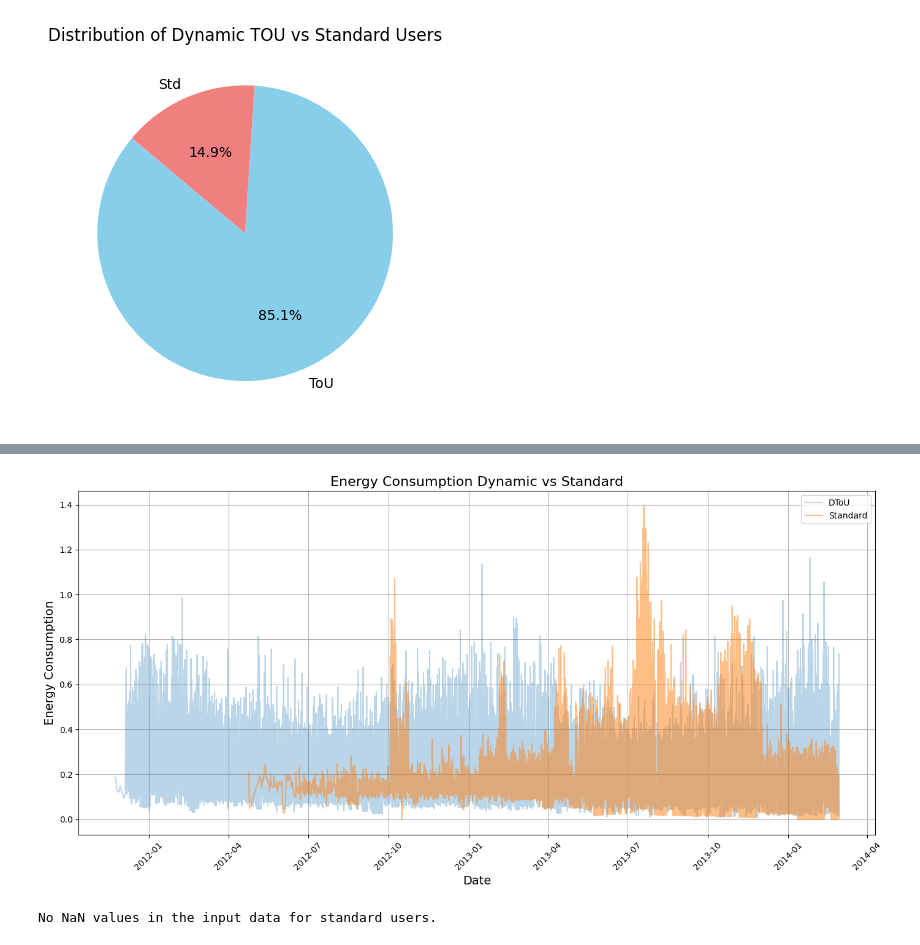
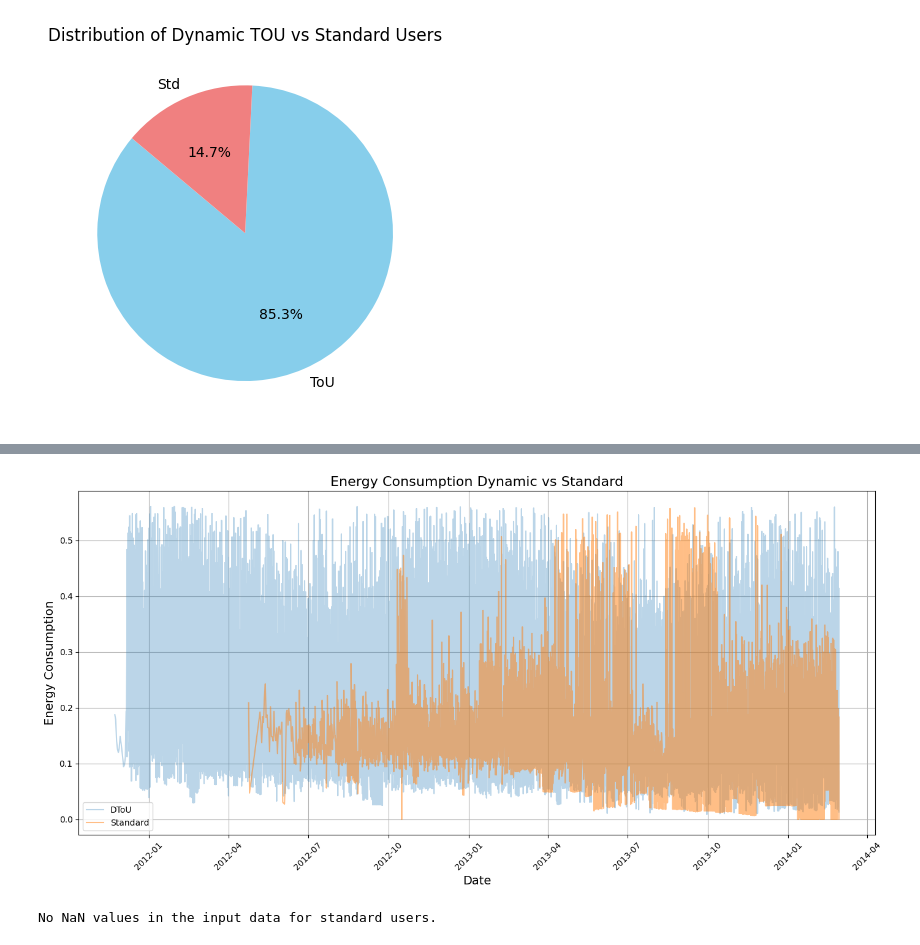
Before and after one commit to asgharlaib/Project_v1, a Jupyter notebook: Project.ipynb, the cells around one changed output, grey strips where cells are left out. Drawn from its saved outputs; the diff is of its cells as text; code cells hidden in the pictures.

```diff
--- a/Project.ipynb
+++ b/Project.ipynb
@@ -278,8 +301,8 @@ plt.show()
 [figure]
 # %%
 # Filter for dynamic and standard pricing
-df_standard = full_df_daily[full_df_daily['stdorToU'] == 'Std']
-df_dynamic = full_df_daily[full_df_daily['stdorToU'] == 'ToU']
+df_standard = filtered_data[filtered_data['stdorToU'] == 'Std']
+df_dynamic = filtered_data[filtered_data['stdorToU'] == 'ToU']
 
 print(df_standard.head())
 print(df_dynamic.head())
@@ -287,8 +310,8 @@ print(df_dynamic.head())
 plt.figure(figsize=(14, 7))
 #plt.hist(df_dynamic['KWH/hh (per half hour) '], bins=20, alpha=0.5, color = 'b', label='Dynamic')
 #plt.hist(df_standard['KWH/hh (per half hour) '], bins=20, alpha=0.5, color = 'r', label='Standard')
-plt.plot(df_dynamic['Date'], df_dynamic['KWH/hh (per half hour) '], alpha = 0.3, label='DToU')
-plt.plot(df_standard['Date'], df_standard['KWH/hh (per half hour) '],alpha = 0.5, label='Standard')
+plt.plot(df_dynamic['Date'], df_dynamic['Average KWH'], alpha = 0.3, label='DToU')
+plt.plot(df_standard['Date'], df_standard['Average KWH'],alpha = 0.5, label='Standard')
 # Formatting the plot
 plt.title('Energy Consumption Dynamic vs Standard', fontsize=16)
 plt.xlabel('Date', fontsize=14)
@@ -316,4 +339,4 @@ plt.show()
-[figure, old version]
+[figure, new version]
 # %%
 # Check for NaNs in the input data for the standard users
 if df_standard.isnull().values.any():
```
Also changed, not shown: parts of 43 cells of this notebook.
